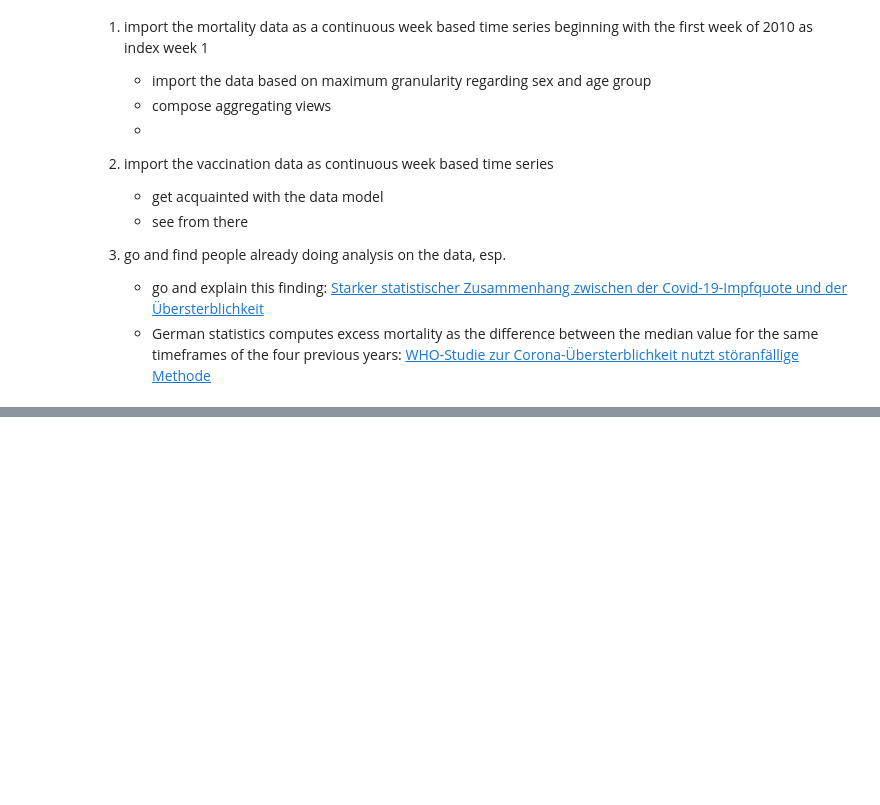
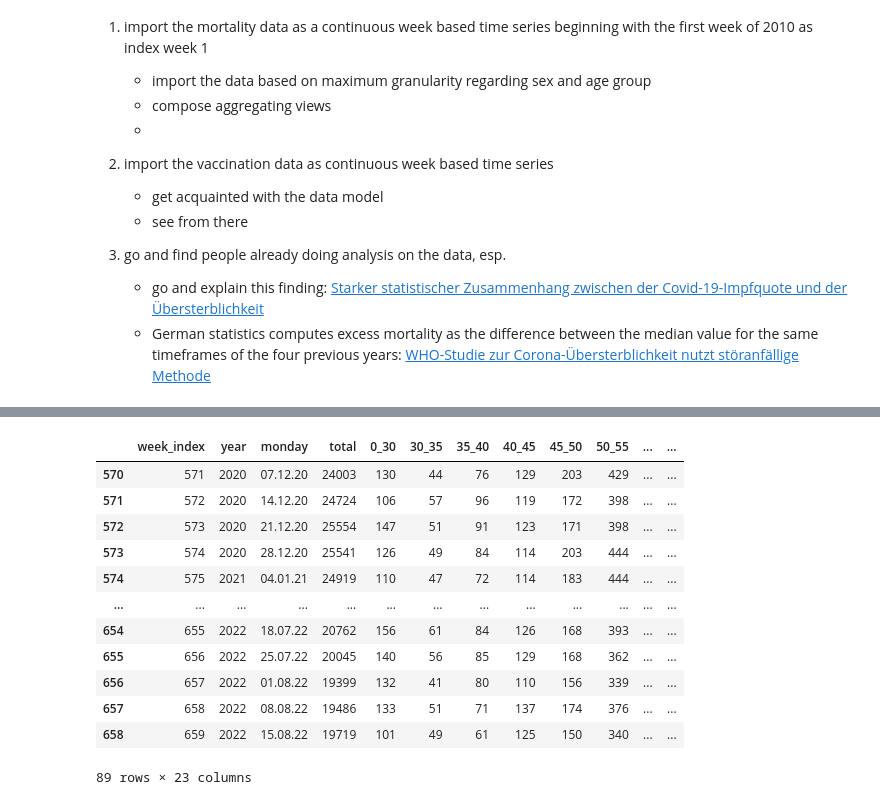
Before and after one commit to matthiasdaues/corona_mortality, a Jupyter notebook: notebooks/mortality_and_vaccination_against_covid.ipynb, the cells around one changed output, grey strips where cells are left out. Drawn from its saved outputs; the diff is of its cells as text; code cells hidden in the pictures; blank space fills up the shorter version.

```diff
--- a/notebooks/mortality_and_vaccination_against_covid.ipynb
+++ b/notebooks/mortality_and_vaccination_against_covid.ipynb
@@ -56,0 +44,41 @@ IndexError: positional indexers are out-of-bounds
+# %%
+# import mortality data and calculate excess and change
+
+sterbefaelle = pd.read_csv('../data/deaths/sterbefaelle-2010-2022-je-woche.csv', delimiter=';')
+
+# calculate excess mortality per week following the difference between actual data point
+# and "median of the four prior corresponding data points" methond of  de_statis
+
+i = 0
+for x in sterbefaelle.iterrows():
+    sterbefaelle.iloc[3,10]
+    if sterbefaelle.loc[i,"week_index"] >= 209:
+        sterbefaelle.loc[i,"total_median"] = statistics.median([sterbefaelle["total"][i-208],sterbefaelle["total"][i-156],sterbefaelle["total"][i-104],sterbefaelle["total"][i-52]])
+        sterbefaelle.loc[i,"total_excess"] = sterbefaelle["total"][i] - sterbefaelle["total_median"][i]
+    else:
+        sterbefaelle["total_median"] = 0
+        sterbefaelle["total_excess"] = 0
+
+    if sterbefaelle.loc[i,"week_index"] >= 210:
+        sterbefaelle.loc[i,"change_median"]       = 1 - (sterbefaelle["total_median"][i]/sterbefaelle["total_median"][i-1])
+        sterbefaelle.loc[i,"change_excess"]       = 1 - (sterbefaelle["total_excess"][i]/sterbefaelle["total_excess"][i-1])
+    else:
+        sterbefaelle.loc[i,"change_median"] = 0
+        sterbefaelle.loc[i,"change_excess"] = 0
+
+    i = i+1
+
+# plot total excess mortality
+x = sterbefaelle.loc[574:,"monday"]
+y = sterbefaelle.loc[574:,"total_excess"]
+
+
+plt.plot(x, y, "r")
+plt.xlabel("Week",
+           family='serif',
+           color='r',
+           weight='normal',
+           size = 16,
+           labelpad = 6)
+
+plt.show()
@@ -56,0 +107,16 @@ IndexError: positional indexers are out-of-bounds
+# %%
+sterbefaelle.loc[570:,]
+# %% [output]
+|  | week_index | year | monday | total | 0_30 | 30_35 | 35_40 | 40_45 | 45_50 | 50_55 | ... | ... |
+| 570 | 571 | 2020 | 07.12.20 | 24003 | 130 | 44 | 76 | 129 | 203 | 429 | ... | ... |
+| 571 | 572 | 2020 | 14.12.20 | 24724 | 106 | 57 | 96 | 119 | 172 | 398 | ... | ... |
+| 572 | 573 | 2020 | 21.12.20 | 25554 | 147 | 51 | 91 | 123 | 171 | 398 | ... | ... |
+| 573 | 574 | 2020 | 28.12.20 | 25541 | 126 | 49 | 84 | 114 | 203 | 444 | ... | ... |
+| 574 | 575 | 2021 | 04.01.21 | 24919 | 110 | 47 | 72 | 114 | 183 | 444 | ... | ... |
+| ... | ... | ... | ... | ... | ... | ... | ... | ... | ... | ... | ... | ... |
+| 654 | 655 | 2022 | 18.07.22 | 20762 | 156 | 61 | 84 | 126 | 168 | 393 | ... | ... |
+| 655 | 656 | 2022 | 25.07.22 | 20045 | 140 | 56 | 85 | 129 | 168 | 362 | ... | ... |
+| 656 | 657 | 2022 | 01.08.22 | 19399 | 132 | 41 | 80 | 110 | 156 | 339 | ... | ... |
+| 657 | 658 | 2022 | 08.08.22 | 19486 | 133 | 51 | 71 | 137 | 174 | 376 | ... | ... |
+| 658 | 659 | 2022 | 15.08.22 | 19719 | 101 | 49 | 61 | 125 | 150 | 340 | ... | ... |
+89 rows × 23 columns
```
Also changed, not shown: parts of 6 cells of this notebook.
